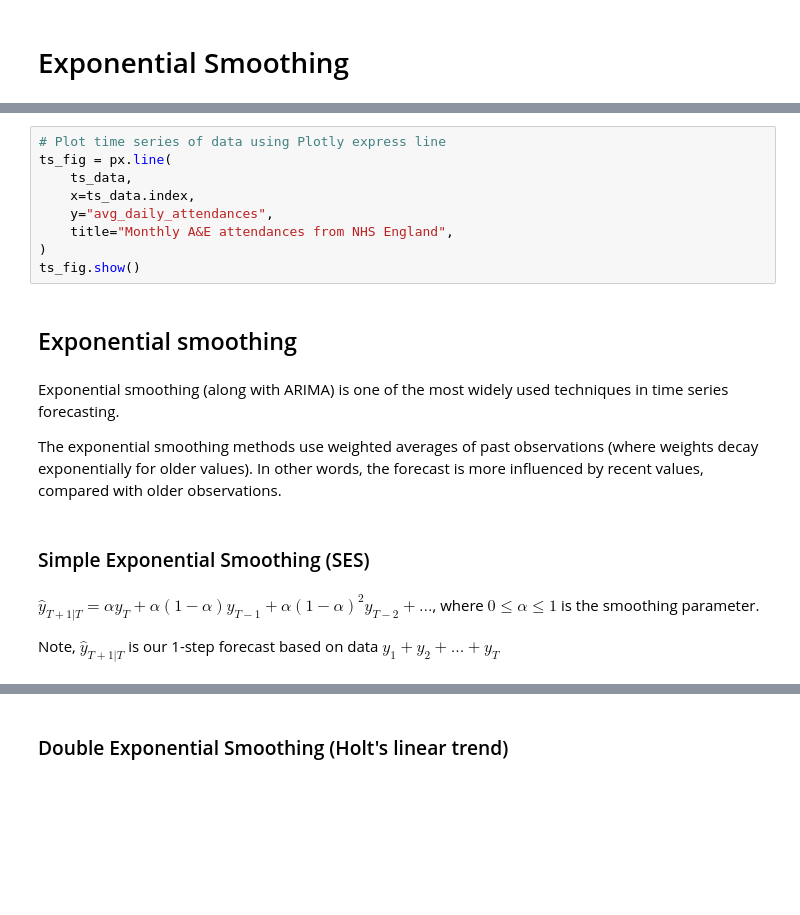
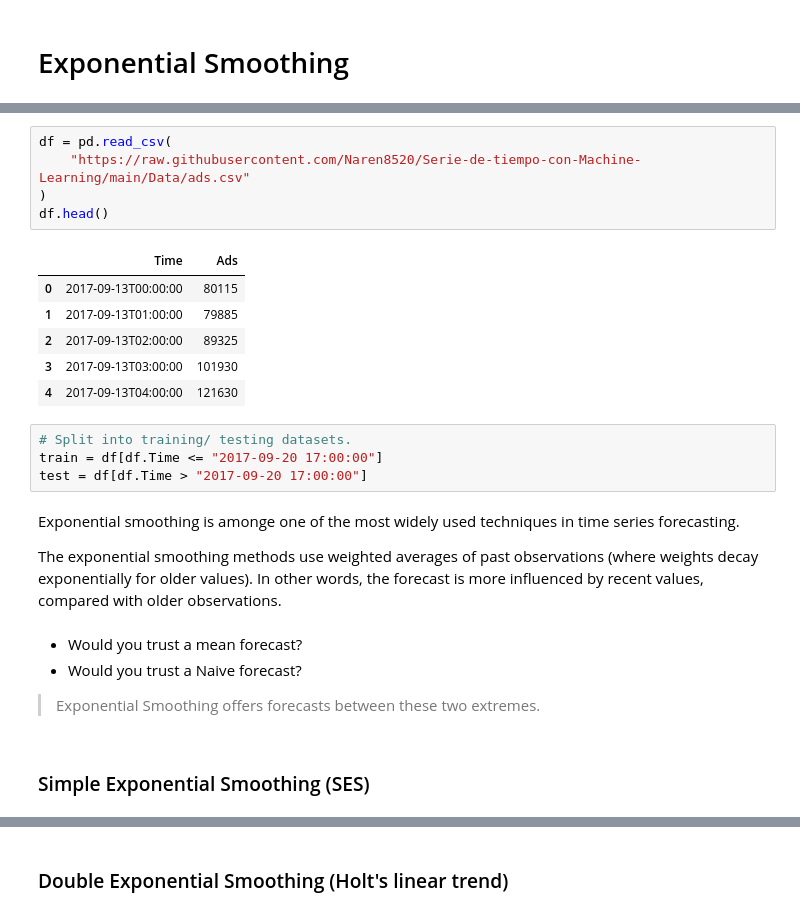
Before and after one commit to SomersetNHSFoundationTrust/DataScienceCourse, a Jupyter notebook: Content/Exponential_smoothing_models.ipynb, the cells around one changed output, grey strips where cells are left out. Cells and saved outputs as stored; diff of their text form; blank space fills up the shorter version.

```diff
--- a/Content/Exponential_smoothing_models.ipynb
+++ b/Content/Exponential_smoothing_models.ipynb
@@ -85,21 +21,27 @@ post_covid = raw_data.loc["2020-02-01":]
-# %%
-# Plot time series of data using Plotly express line
-ts_fig = px.line(
-    ts_data,
-    x=ts_data.index,
-    y="avg_daily_attendances",
-    title="Monthly A&E attendances from NHS England",
-)
-ts_fig.show()
-# %% [markdown]
-## Exponential smoothing
+# %%
+df = pd.read_csv(
+    "https://raw.githubusercontent.com/Naren8520/Serie-de-tiempo-con-Machine-Learning/main/Data/ads.csv"
+)
+df.head()
+# %% [output]
+|  | Time | Ads |
+| 0 | 2017-09-13T00:00:00 | 80115 |
+| 1 | 2017-09-13T01:00:00 | 79885 |
+| 2 | 2017-09-13T02:00:00 | 89325 |
+| 3 | 2017-09-13T03:00:00 | 101930 |
+| 4 | 2017-09-13T04:00:00 | 121630 |
+# %%
+# Split into training/ testing datasets.
+train = df[df.Time <= "2017-09-20 17:00:00"]
+test = df[df.Time > "2017-09-20 17:00:00"]
 # %% [markdown]
-Exponential smoothing (along with ARIMA) is one of the most widely used techniques in time series forecasting.
+Exponential smoothing is amonge one of the most widely used techniques in time series forecasting.
 
 The exponential smoothing methods use weighted averages of past observations (where weights decay exponentially for older values). In other words, the forecast is more influenced by recent values, compared with older observations.
+# %% [markdown]
+* Would you trust a mean forecast?
+* Would you trust a Naive forecast?
+
+> Exponential Smoothing offers forecasts between these two extremes.
 # %% [markdown]
 ### Simple Exponential Smoothing (SES)
-# %% [markdown]
-$\hat{y}_{T + 1 | T} = \alpha y_{T} + \alpha(1-\alpha) y_{T-1} + \alpha(1-\alpha)^2 y_{T-2} + ...$, where $0\leq \alpha \leq1$ is the smoothing parameter.
-
-Note, $\hat{y}_{T + 1 | T}$ is our 1-step forecast based on data $y_{1} + y_{2} + ... + y_{T}$
```
Also changed, not shown: parts of 139 cells of this notebook, 1 other file.
